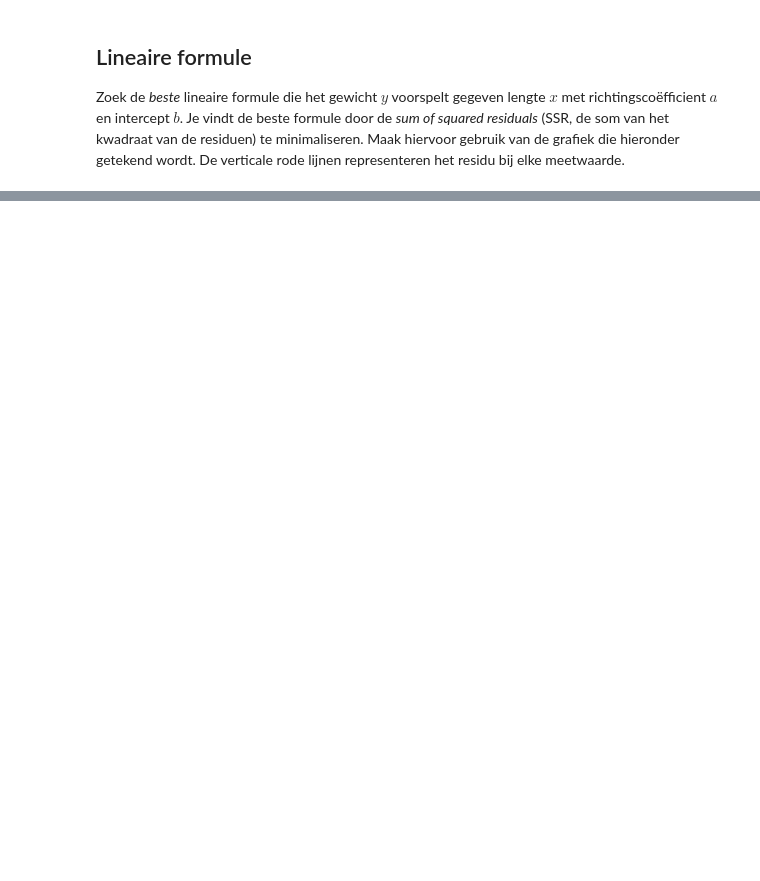
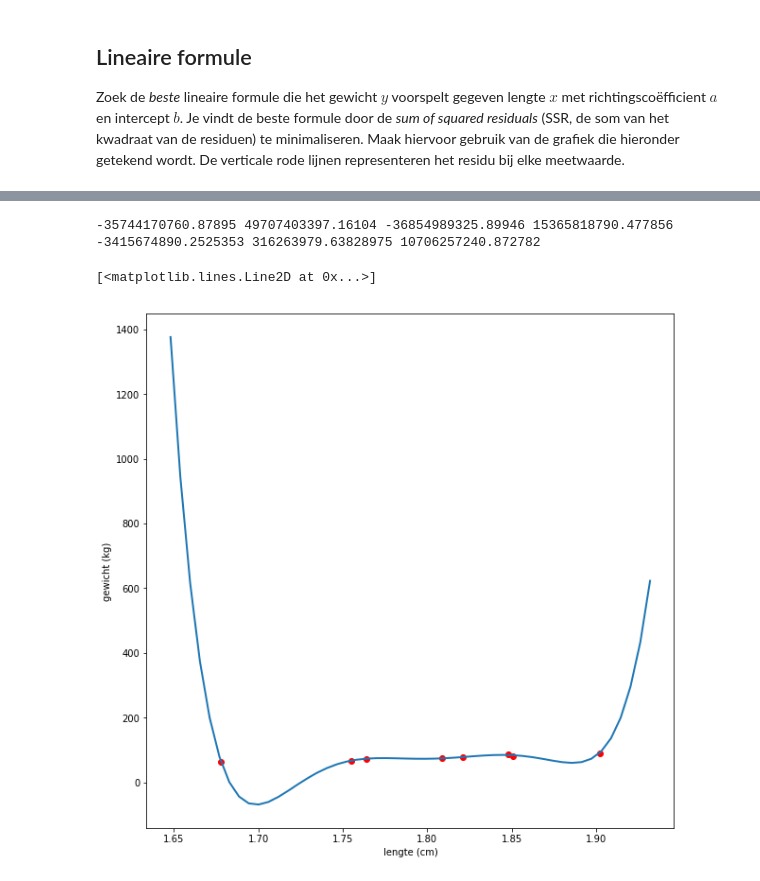
Before and after one commit to tijmenjoppe/ComputationalModelling-student, a Jupyter notebook: regressie_oefening_ols_student.ipynb, the cells around one changed output, grey strips where cells are left out. Saved outputs shown, nothing was run; the diff lists cells and outputs as text; code cells hidden in the pictures; blank space fills up the shorter version.

```diff
--- a/regressie_oefening_ols_student.ipynb
+++ b/regressie_oefening_ols_student.ipynb
@@ -63,0 +78,7 @@ personen
+# %%
+personen['lengte2'] = personen['lengte']**2
+personen['lengte3'] = personen['lengte']**3
+personen['lengte4'] = personen['lengte']**4
+personen['lengte5'] = personen['lengte']**5
+personen['lengte6'] = personen['lengte']**6
+personen
@@ -63,0 +95,24 @@ personen
+# %%
+reg_pol = linear_model.LinearRegression()
+reg_pol.fit(personen[['lengte', 'lengte2', 'lengte3', 'lengte4', 'lengte5', 'lengte6']], personen[['gewicht']])
+#print(f'y = {reg.coef_[0][0]} x + {reg.intercept_[0]}')
+#personen['gewicht_linreg'] = reg.predict(personen[['lengte']])
+
+a1, a2, a3, a4, a5, a6, b = reg_pol.coef_[0][0], reg_pol.coef_[0][1], reg_pol.coef_[0][2], reg_pol.coef_[0][3], reg_pol.coef_[0][4], reg_pol.coef_[0][5], reg_pol.intercept_[0]
+y_pol = a1*x + a2*x**2 + a3*x**3 + a4*x**4 + a5*x**5 + a6*x**6 + b
+# geeft ssr = 53.59
+print(a1, a2, a3, a4, a5, a6, b)
+# %% [output]
+-35744170760.87895 49707403397.16104 -36854989325.89946 15365818790.477856 -3415674890.2525353 316263979.63828975 10706257240.872782
+# %%
+# Create figure and axes
+fig, ax = plt.subplots(figsize=(10, 10))
+
+plt.xlabel('lengte (cm)')
+plt.ylabel('gewicht (kg)')
+
+ax.scatter(personen['lengte'], personen['gewicht'], c='r')
+ax.plot(x, y_pol, linewidth=2)
+# %% [output]
+[<matplotlib.lines.Line2D at 0x...>]
+[figure, added]
```
Also changed, not shown: parts of 4 cells of this notebook, 4 other files.
